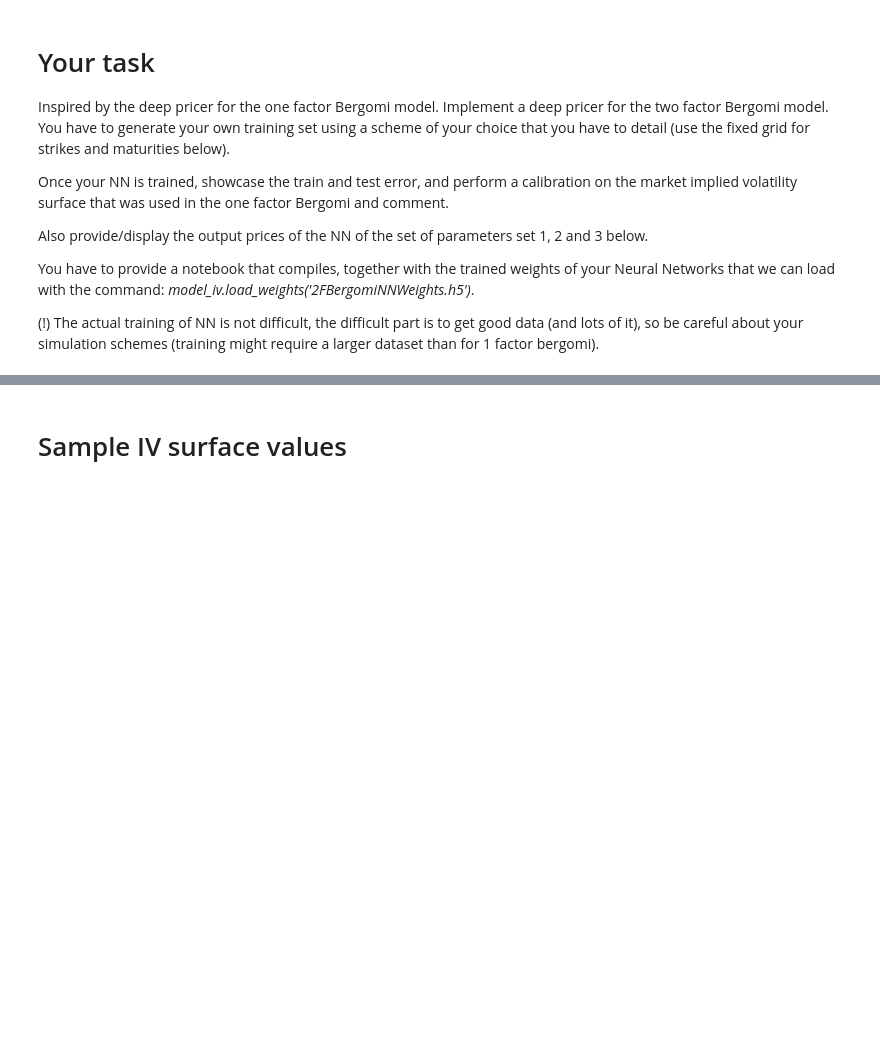
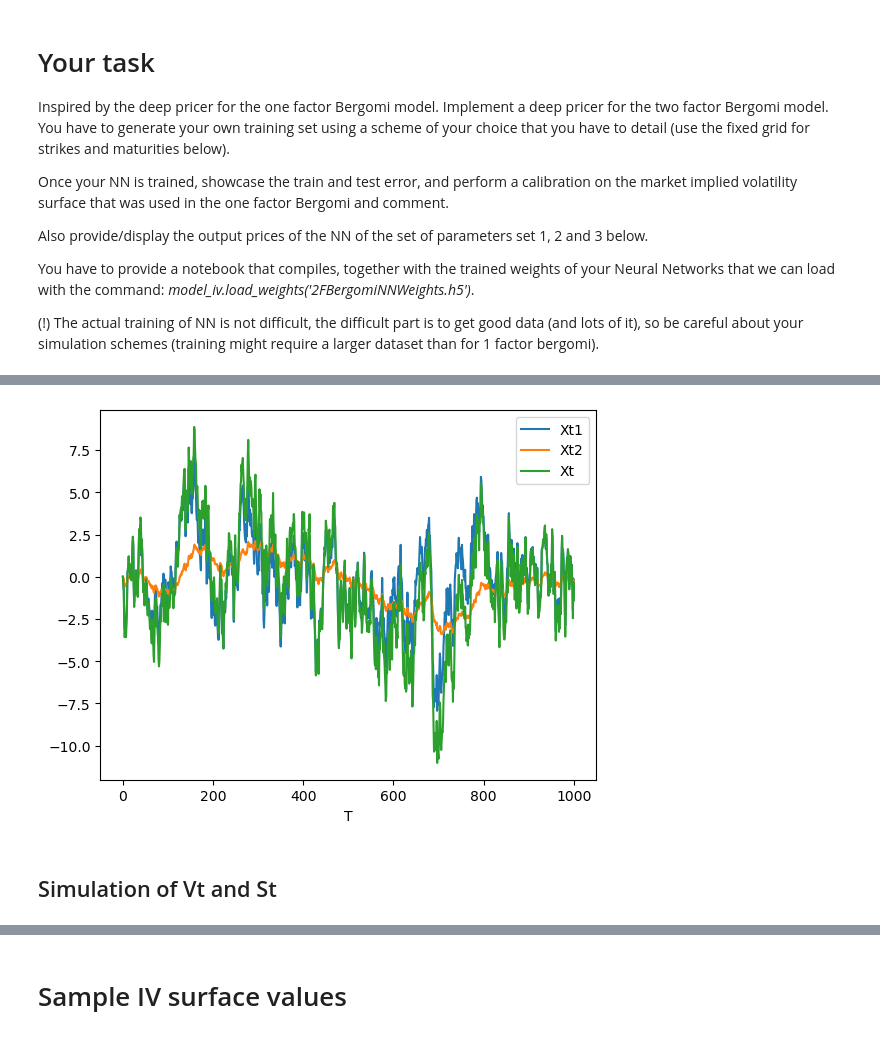
Before and after one commit to pottierc/Project_2f_bergomi, a Jupyter notebook: 01. Working_Space/Project_2f_bergomi.ipynb, the cells around one changed output, grey strips where cells are left out. Cells and saved outputs as stored; diff of their text form; code cells hidden in the pictures; blank space fills up the shorter version.

```diff
--- a/01. Working_Space/Project_2f_bergomi.ipynb
+++ b/01. Working_Space/Project_2f_bergomi.ipynb
@@ -64,0 +102,43 @@ You have to provide a notebook that compiles, together with the trained weights
+# %%
+np.random.seed(42)
+
+def gen_bm_path(n_steps,N_sims):
+    w1 = np.random.normal(0, 1, (n_steps, N_sims))
+    return w1
+
+w1 = gen_bm_path(n_steps,N_sims)
+# %%
+# Simulation of Xt1
+exp1_Xt1 = np.exp(kappa_1*tt[1:])
+exp2_Xt1 = np.exp(2*kappa_1*tt)
+
+diff_exp2_Xt1 = np.diff(exp2_Xt1)
+std_vec_Xt1 = np.sqrt(diff_exp2_Xt1/(2*kappa_1))[:,np.newaxis] #to be broadcasted columnwise
+exp1_Xt1 = exp1_Xt1[:,np.newaxis]
+Xt1 = np.concatenate((np.zeros(w1.shape[1])[np.newaxis, :],(1/exp1_Xt1)*np.cumsum(std_vec_Xt1*w1, axis = 0)))
+Xt1 = eta_1*Xt1
+# %%
+# Simulation of Xt2
+exp1_Xt2 = np.exp(kappa_2*tt[1:])
+exp2_Xt2 = np.exp(2*kappa_2*tt)
+
+diff_exp2_Xt2 = np.diff(exp2_Xt2)
+std_vec_Xt2 = np.sqrt(diff_exp2_Xt2/(2*kappa_2))[:,np.newaxis] #to be broadcasted columnwise
+exp1_Xt2 = exp1_Xt2[:,np.newaxis]
+Xt2 = np.concatenate((np.zeros(w1.shape[1])[np.newaxis, :],(1/exp1_Xt2)*np.cumsum(std_vec_Xt2*w1, axis = 0)))
+Xt2 = eta_2*Xt2
+# %%
+# Creation of Xt
+Xt = Xt1 + Xt2
+# %%
+i_ind = 10
+plt.plot(Xt1[:,i_ind],label='Xt1')
+plt.plot(Xt2[:,i_ind],label='Xt2')
+plt.plot(Xt[:,i_ind],label='Xt')
+plt.xlabel('T')
+plt.legend()
+plt.show()
+# %% [output]
+[figure, added]
+# %% [markdown]
+## Simulation of Vt and St
```
Also changed, not shown: parts of 8 cells of this notebook.
